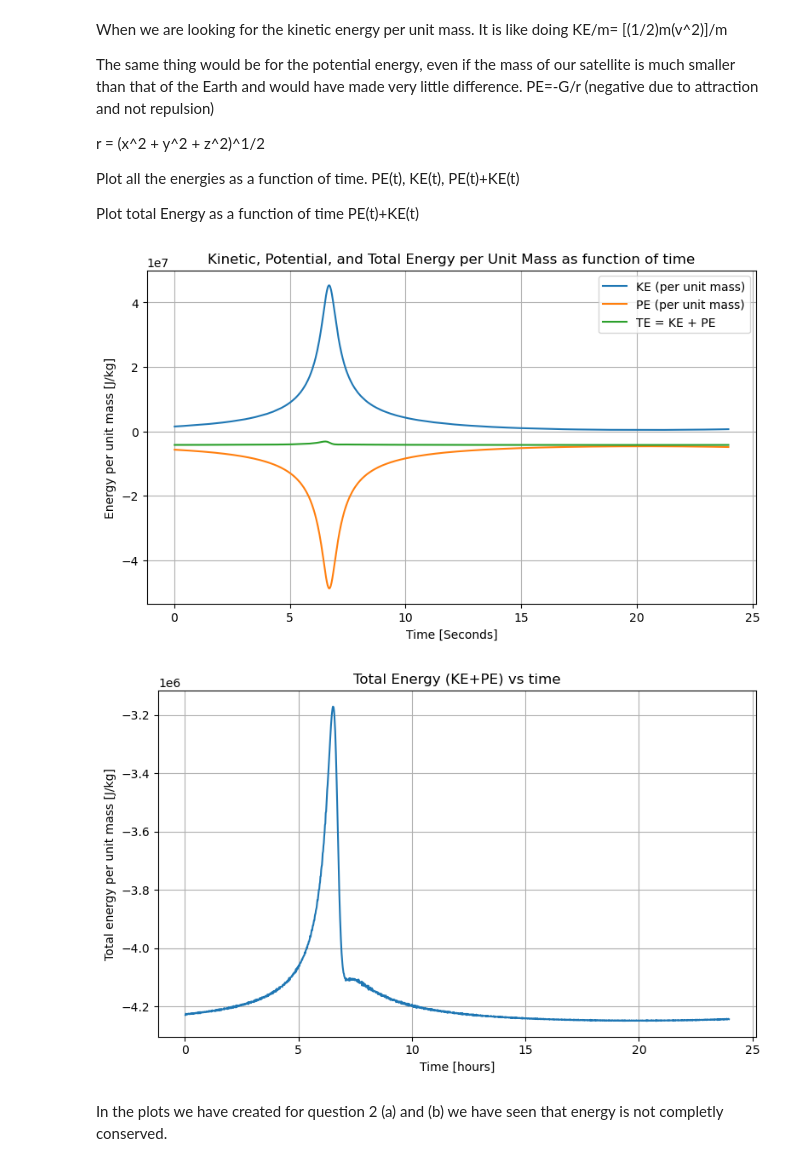
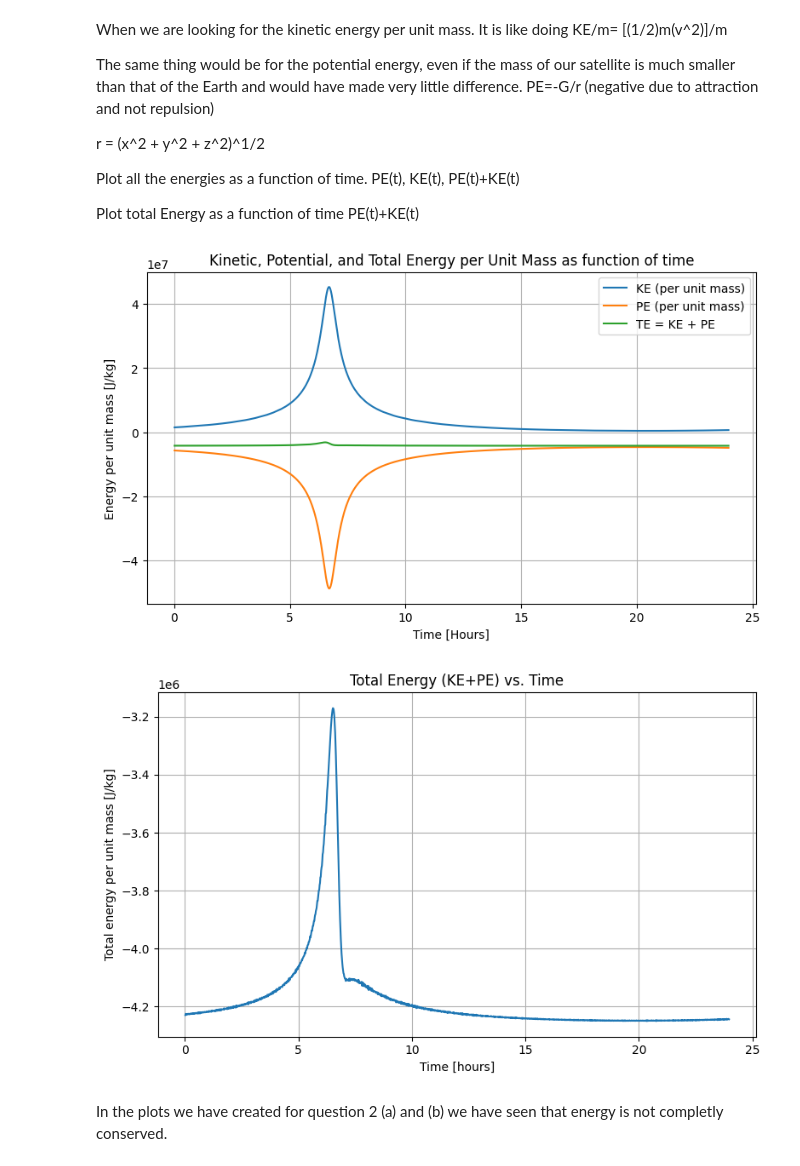
Before and after one commit to SnowyDevo/PHYS481_Assignment_1_2, a Jupyter notebook: Assignment 1 481.ipynb, the cells around one changed output. Saved outputs shown, nothing was run; the diff lists cells and outputs as text; code cells hidden in the pictures.

```diff
--- a/Assignment 1 481.ipynb
+++ b/Assignment 1 481.ipynb
@@ -117,7 +117,7 @@ def plot_orbit_components(t_H, xRE, yRE, zRE):
 
 
 # TODO: have file path be not hard coded
-file_path = "C:\\Users\\spenc\\PycharmProjects\\PHYS481_Assignment_1_2\\Data_Assignment_1 481.txt"
+file_path = "Data_Assignment_1 481.txt"
 t_sec, x_m, y_m, z_m = read_orbit_file(file_path)
 
 # get values in hours and earth radii
@@ -185,36 +186,36 @@ def q2_plots(t, KE, PE, TE):
     plt.plot(t, PE, label='PE (per unit mass)')
     plt.plot(t, TE, label='TE = KE + PE')
     plt.xlabel('Time [Hours]')
     plt.ylabel('Energy per unit mass [J/kg]')
     plt.title('Kinetic, Potential, and Total Energy per Unit Mass as function of time')
     plt.grid(True)
     plt.legend()
     plt.tight_layout()
     plt.show()
 
     plt.figure(figsize=(8,5))
     plt.plot(t, TE)
     plt.xlabel('Time [hours]')
     plt.ylabel('Total energy per unit mass [J/kg]')
-    plt.title('Total Energy (KE+PE) vs time')
+    plt.title('Total Energy (KE+PE) vs. Time')
     plt.grid(True)
     plt.tight_layout()
     plt.show()
 
 
 vx = forward_difference(x_m, t_sec)
 vy = forward_difference(y_m, t_sec)
 vz = forward_difference(z_m, t_sec)
 
 KE = kinetic_energy(vx, vy, vz)
 PE = simple_potential_energy(x_m, y_m, z_m)
 TE = total_energy(KE, PE)
 
 # remove edges from time list as they were removed from energies
 q2_plots(t_H[1:-1], KE, PE, TE)
 # %% [output]
-[figure, old version]
+[figure, new version]
-[figure, old version]
+[figure, new version]
 # %% [markdown]
 In the plots we have created for question 2 (a) and (b) we have seen that energy is not completly conserved.
 # %% [markdown]
```
Also changed, not shown: parts of 3 cells of this notebook.
